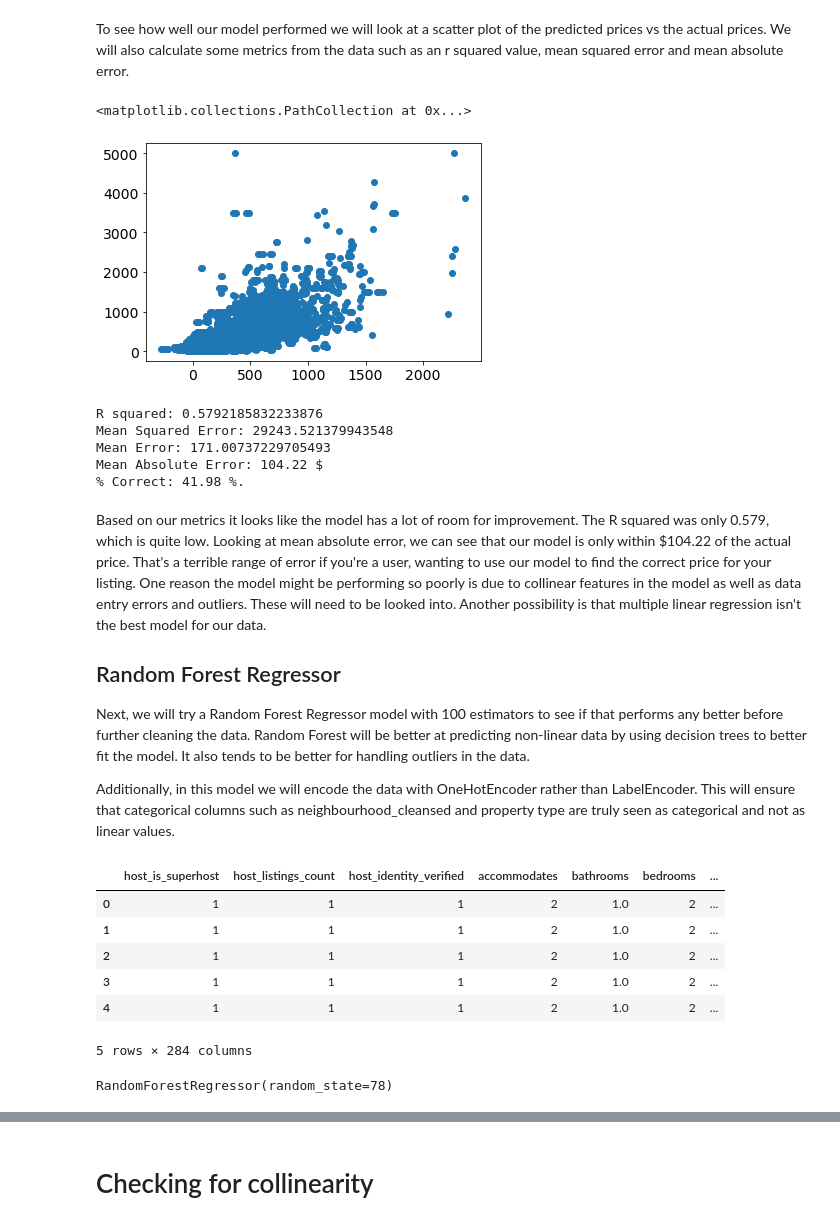
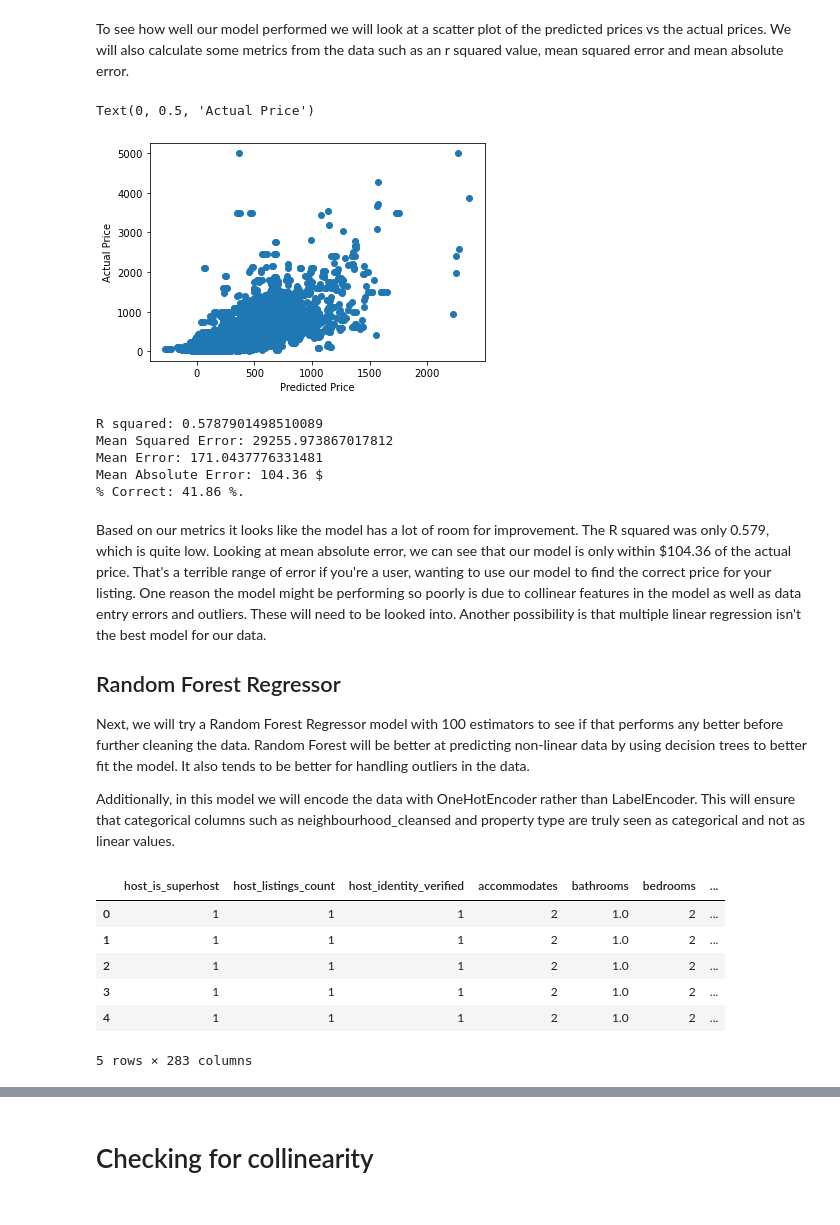
Before and after one commit to whitneylosinski/Eat.Sleep.Data, a Jupyter notebook: Notebooks/Airbnb_Analysis.ipynb, the cells around one changed output, grey strips where cells are left out. Saved outputs shown, nothing was run; the diff lists cells and outputs as text; code cells hidden in the pictures.

Commit message:
Adding final model analysis

```diff
--- a/Notebooks/Airbnb_Analysis.ipynb
+++ b/Notebooks/Airbnb_Analysis.ipynb
@@ -338,6 +342,6 @@ Reviewing the parsed table above, the team noticed that there is one column whic
 # %%
 # Drop the amenities column and the column with no name.
-amenities_df = amenities_df.drop(columns=['amenities', '', 'translation_missing:_en.hosting_amenity_49', 'translation_missing:_en.hosting_amenity_50'])
+amenities_df = amenities_df.drop(columns=['amenities', '', 'essentials', 'translation_missing:_en.hosting_amenity_49', 'translation_missing:_en.hosting_amenity_50'])
 amenities_df.head()
 # %% [output]
 |  | id | tv | internet | wifi | air_conditioning | kitchen | free_parking_on_premises | ... |
@@ -513,15 +517,15 @@ The team wants to run some machine learning models with the cleaned data at this
 # %% [markdown]
 This step of loading the files was added to make it easier for running the file so we don't have to run it from the top each time.  We are able to start from our most recent dataset.
 # %%
-# Download listings raw data from postgres for stage 2 ETL
-conn_string = 'postgres://whnpmxwsiccrtg:53c453893549d2b1e6a4ff92e626a2a08ebcaff66678e50d33e3742f66e3e4f4@ec2-52-4-171-132.compute-1.amazonaws.com/d2ajro4cjr10lb'
-db = create_engine(conn_string)
-conn = db.connect()
+# # Download listings raw data from postgres for stage 2 ETL
+# conn_string = 'postgres://whnpmxwsiccrtg:53c453893549d2b1e6a4ff92e626a2a08ebcaff66678e50d33e3742f66e3e4f4@ec2-52-4-171-132.compute-1.amazonaws.com/d2ajro4cjr10lb'
+# db = create_engine(conn_string)
+# conn = db.connect()
 
-list_data_new = pd.read_sql_query(('select * from "{}"').format('listings_full_clean'), con=conn)
-amenities_df = pd.read_sql_query(('select * from "{}"').format('amenities_clean'), con=conn)
-cal_data_grouped = pd.read_sql_query(('select * from "{}"').format('calendar_clean'), con=conn)
+# list_data_new = pd.read_sql_query(('select * from "{}"').format('listings_full_clean'), con=conn)
+# amenities_df = pd.read_sql_query(('select * from "{}"').format('amenities_clean'), con=conn)
+# cal_data_grouped = pd.read_sql_query(('select * from "{}"').format('calendar_clean'), con=conn)
 
-pd.set_option('display.max_columns', len(list_data_new.columns))
-pd.set_option('display.max_rows', 100)
-list_data_new.head(5)
+# pd.set_option('display.max_columns', len(list_data_new.columns))
+# pd.set_option('display.max_rows', 100)
+# list_data_new.head(5)
@@ -583,7 +580,7 @@ y = merged_le_encoded['price']
 X = merged_le_encoded.drop(columns ='price')
 
 #  reshape the variables for sklearn format numpy array
-X = X.values.reshape(-1, 211)
+X = X.values.reshape(-1, 210)
 
 # Split the preprocessed data into a training and testing dataset
 X_train, X_test, y_train, y_test = train_test_split(X, y, random_state=78)
@@ -605,10 +602,12 @@ To see how well our model performed we will look at a scatter plot of the predic
 # %%
 # Calculate the predicted prices for scaled_X using the model.
 y_pred = regr.predict(X_test_scaled)
 plt.scatter(y_pred, y_test)
+plt.xlabel('Predicted Price')
+plt.ylabel('Actual Price')
 # %% [output]
-<matplotlib.collections.PathCollection at 0x...>
+Text(0, 0.5, 'Actual Price')
-[figure, old version]
+[figure, new version]
 # %%
 # Calculate the r2 of the initial model.
 model_r2 = r2_score(y_test,y_pred)
@@ -631,13 +630,13 @@ mape = 100 * (errors /y_test )
 accuracy = 100 - np.mean(mape)
 print('% Correct:', round(accuracy, 2), '%.')
 # %% [output]
-R squared: 0.5792185832233876
-Mean Squared Error: 29243.521379943548
-Mean Error: 171.00737229705493
-Mean Absolute Error: 104.22 $
-% Correct: 41.98 %.
+R squared: 0.5787901498510089
+Mean Squared Error: 29255.973867017812
+Mean Error: 171.0437776331481
+Mean Absolute Error: 104.36 $
+% Correct: 41.86 %.
 # %% [markdown]
-Based on our metrics it looks like the model has a lot of room for improvement.  The R squared was only 0.579, which is quite low.  Looking at mean absolute error, we can see that our model is only within $104.22 of the actual price.  That's a terrible range of error if you're a user, wanting to use our model to find the correct price for your listing.  One reason the model might be performing so poorly is due to collinear features in the model as well as data entry errors and outliers.  These will need to be looked into.  Another possibility is that multiple linear regression isn't the best model for our data.
+Based on our metrics it looks like the model has a lot of room for improvement.  The R squared was only 0.579, which is quite low.  Looking at mean absolute error, we can see that our model is only within $104.36 of the actual price.  That's a terrible range of error if you're a user, wanting to use our model to find the correct price for your listing.  One reason the model might be performing so poorly is due to collinear features in the model as well as data entry errors and outliers.  These will need to be looked into.  Another possibility is that multiple linear regression isn't the best model for our data.
 
 ## Random Forest Regressor
 
@@ -672,7 +671,7 @@ merged.head()
 | 2 | 1 | 1 | 1 | 2 | 1.0 | 2 | ... |
 | 3 | 1 | 1 | 1 | 2 | 1.0 | 2 | ... |
 | 4 | 1 | 1 | 1 | 2 | 1.0 | 2 | ... |
-5 rows × 284 columns
+5 rows × 283 columns
 # %%
 # Define the target and feature variables.
 y = merged['price']
@@ -689,8 +688,9 @@ X_test_scaled = data_scaler.fit_transform(X_test)
 #Instantiate the Decision Tree Regression model:
 rfr_model = RandomForestRegressor(n_estimators = 100, random_state = 78)
 rfr_model.fit(X_train, y_train)
+
+# Predict using the Decision Tree Random Forest Regression model.
+y_pred = rfr_model.predict(X_test)
-# %% [output]
-RandomForestRegressor(random_state=78)
 # %%
 # Predict using the Decision Tree Random Forest Regression model.
 y_pred = rfr_model.predict(X_test)
```
Also changed, not shown: parts of 106 cells of this notebook, 1 other file.
